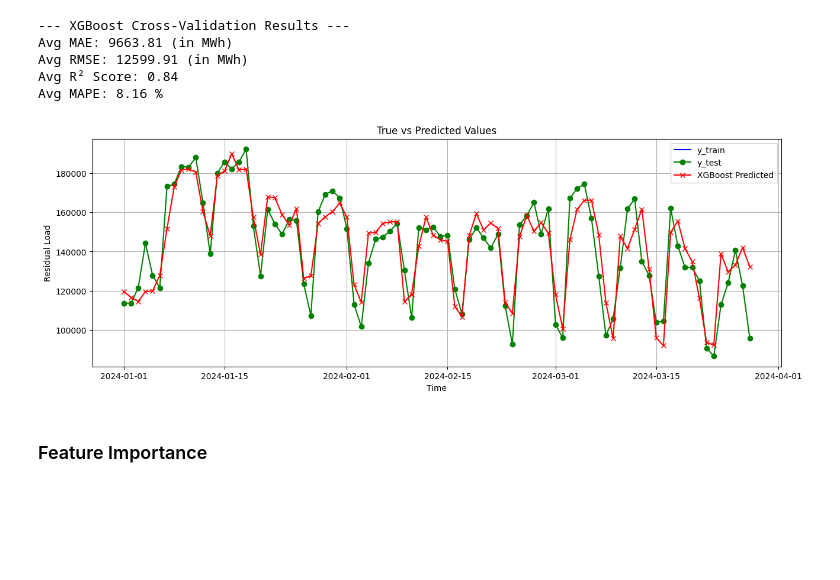
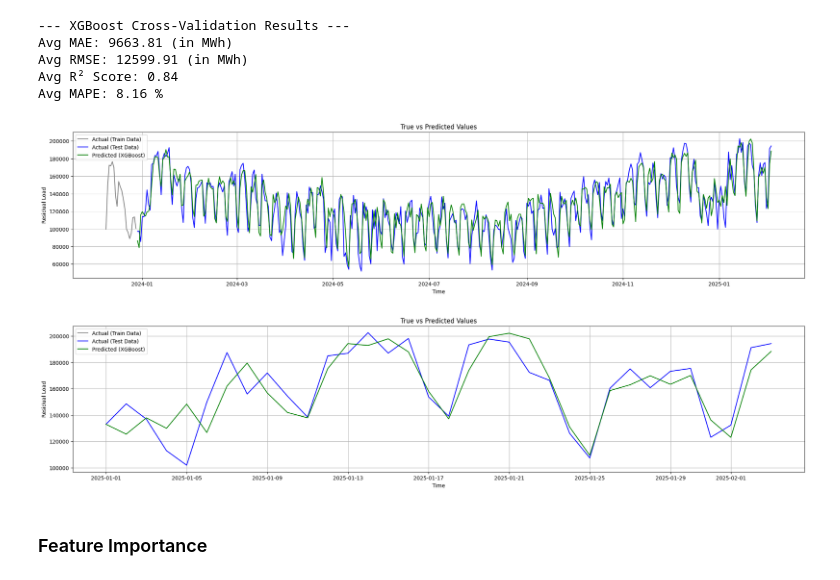
Before and after one commit to yhfrds/techlabs-ds-battery-project, a Jupyter notebook: src/train_xgboost_model.ipynb, the cells around one changed output. Drawn from its saved outputs; the diff is of its cells as text; code cells hidden in the pictures; blank space fills up the shorter version.

Commit message:
change the plot time range

```diff
--- a/src/train_xgboost_model.ipynb
+++ b/src/train_xgboost_model.ipynb
@@ -392,11 +389,12 @@ def plot_predictions(y_train, y_test, xgb_pred, start_date, end_date):
     filtered_df = combined_df.loc[start_date:end_date]
 
     # Plotting the combined DataFrame
-    plt.figure(figsize=(15, 5))
+    plt.figure(figsize=(25, 5))
 
-    plt.plot(filtered_df.index, filtered_df['y_train'], label='y_train', color='blue')
-    plt.plot(filtered_df.index, filtered_df['y_test'], label='y_test', color='green', marker='o')
-    plt.plot(filtered_df.index, filtered_df['xgb_pred'], label='XGBoost Predicted', color='red', marker='x')
+    plt.plot(filtered_df.index, filtered_df['y_train'], label='Actual (Train Data)', color='grey')
+    plt.plot(filtered_df.index, filtered_df['y_test'], label='Actual (Test Data)', color='blue')
+    plt.plot(filtered_df.index, filtered_df['xgb_pred'], label='Predicted (XGBoost)', color='green')
+
 
     plt.title('True vs Predicted Values')
     plt.xlabel('Time')
@@ -456,11 +443,17 @@ Avg R² Score: 0.84
 Avg MAPE: 8.16 %
 # %%
 # Plotting prediction results
-start_date = "2024-01-01"
-end_date = "2024-03-28"
+start_date = y_train.index[-20]
+end_date = y_test.index[-1]
 plot_predictions(y_train, y_test, xgb_pred, start_date, end_date)
+
+# Plotting prediction results
+start_date = "2025-01-01"
+end_date = y_test.index[-1]
+plot_predictions(y_train, y_test, xgb_pred, start_date, end_date)
 # %% [output]
-[figure, old version]
+[figure, new version]
+[figure, added]
 # %% [markdown]
 ### Feature Importance
 # %%
```
Also changed, not shown: parts of 3 cells of this notebook.
